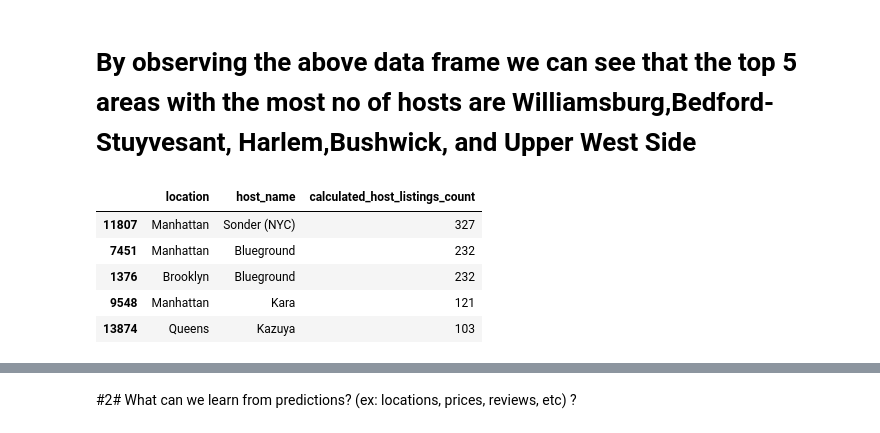
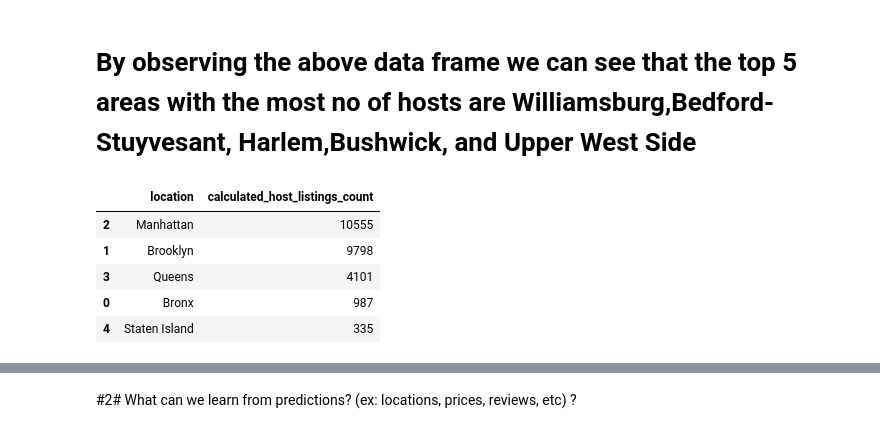
Before and after one commit to surajjorwar/AirBnb-booking-analysis---python, a Jupyter notebook: Suraj_Jorwar_Airbnb_Bookings_Analysis.ipynb, the cells around one changed output, grey strips where cells are left out. Cells and saved outputs as stored; diff of their text form; code cells hidden in the pictures.

```diff
--- a/Suraj_Jorwar_Airbnb_Bookings_Analysis.ipynb
+++ b/Suraj_Jorwar_Airbnb_Bookings_Analysis.ipynb
@@ -257,12 +253,14 @@ plt.show()
 # By observing the above data frame we can see that the top 5 areas with the most no of hosts are Williamsburg,Bedford-Stuyvesant, Harlem,Bushwick, and Upper West Side
 # %%
 newdf = df.groupby(['location','host_name'])['calculated_host_listings_count'].max().reset_index().sort_values(by='calculated_host_listings_count',ascending=False)
+# %%
+newdf=newdf.groupby(['location'])['calculated_host_listings_count'].sum().reset_index().sort_values(by = 'calculated_host_listings_count',ascending = False).head(5)
 # %%
-newdf.head(5)
+newdf
 # %% [output]
-|  | location | host_name | calculated_host_listings_count |
-| 11807 | Manhattan | Sonder (NYC) | 327 |
-| 7451 | Manhattan | Blueground | 232 |
-| 1376 | Brooklyn | Blueground | 232 |
-| 9548 | Manhattan | Kara | 121 |
-| 13874 | Queens | Kazuya | 103 |
+|  | location | calculated_host_listings_count |
+| 2 | Manhattan | 10555 |
+| 1 | Brooklyn | 9798 |
+| 3 | Queens | 4101 |
+| 0 | Bronx | 987 |
+| 4 | Staten Island | 335 |
```
Also changed, not shown: parts of 7 cells of this notebook.
